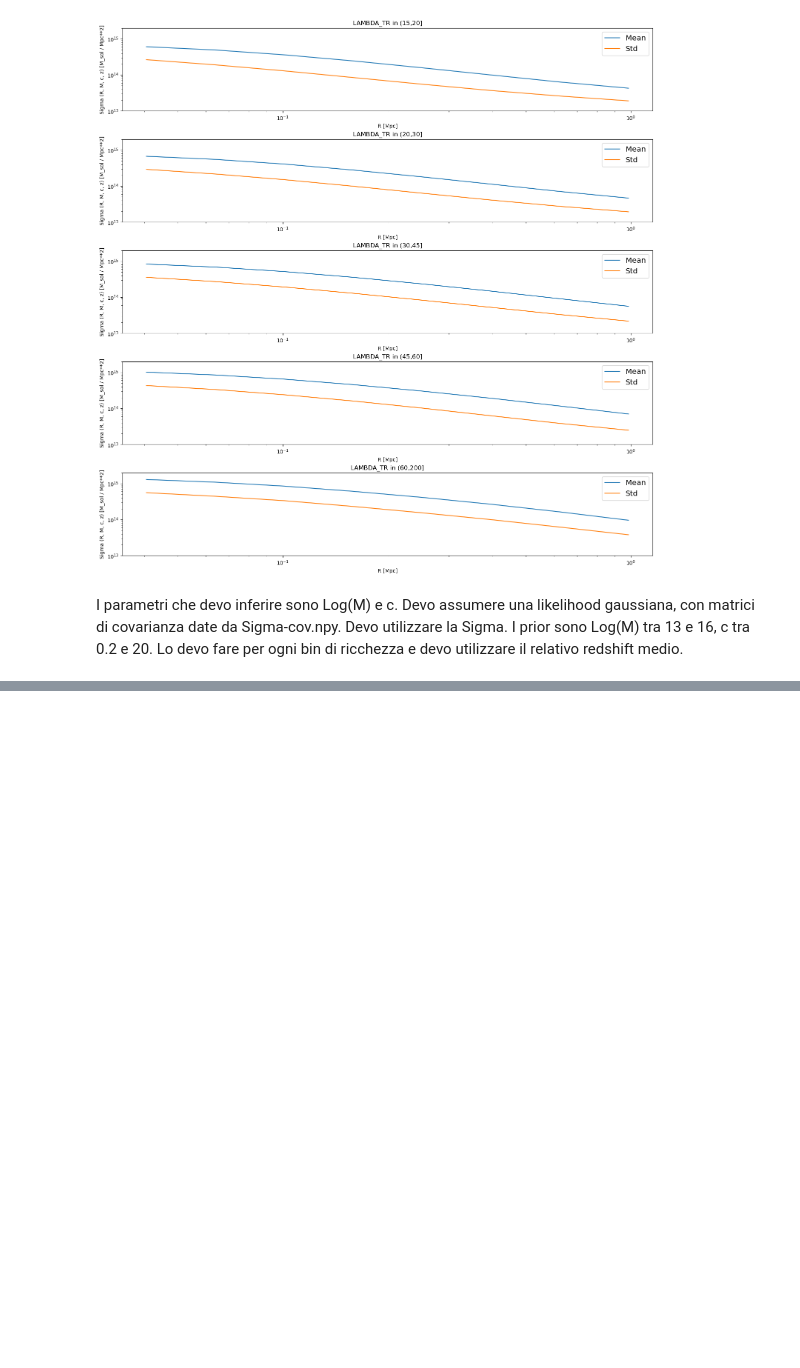
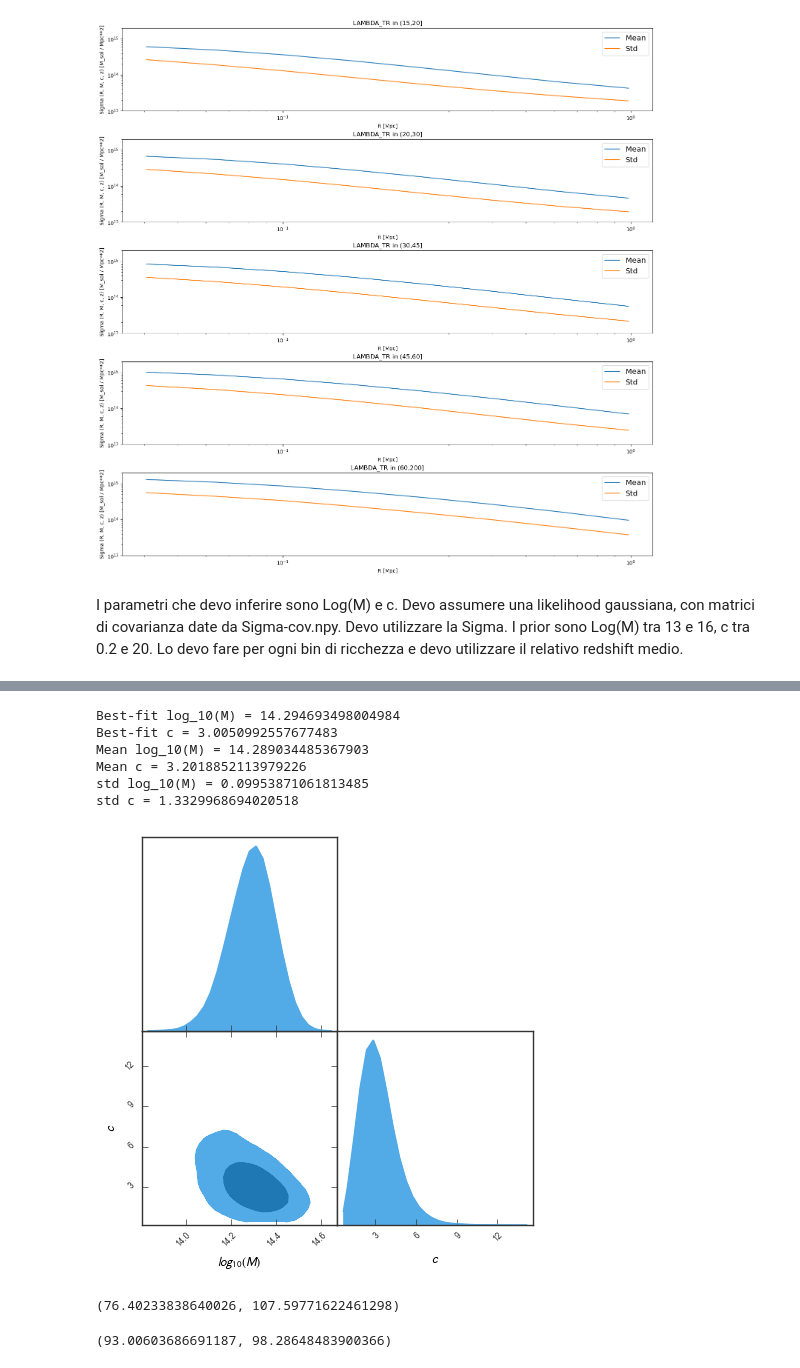
Before and after one commit to trett-0310/esame_tecniche, a Jupyter notebook: Fit NFW Density Profile.ipynb, the cells around one changed output, grey strips where cells are left out. Drawn from its saved outputs; the diff is of its cells as text; code cells hidden in the pictures; blank space fills up the shorter version.

```diff
--- a/Fit NFW Density Profile.ipynb
+++ b/Fit NFW Density Profile.ipynb
@@ -471,0 +466,32 @@ axes[-1].set_xlabel("step number");
+# %%
+print('Best-fit log_10(M) =', np.median(flat_samples[:, 0]))
+print('Best-fit c =', np.median(flat_samples[:, 1]))
+print('Mean log_10(M) =', flat_samples[:,0].mean())
+print('Mean c =', flat_samples[:,1].mean())
+print('std log_10(M) =', flat_samples[:,0].std())
+print('std c =', flat_samples[:,1].std())
+# %% [output]
+Best-fit log_10(M) = 14.294693498004984
+Best-fit c = 3.0050992557677483
+Mean log_10(M) = 14.289034485367903
+Mean c = 3.2018852113979226
+std log_10(M) = 0.09953871061813485
+std c = 1.3329968694020518
+# %%
+GTC = pygtc.plotGTC(chains=flat_samples,
+                    paramNames=['$log_{10}(M)$','$c$'],
+                    figureSize='MNRAS_page')
+# %% [output]
+[figure, added]
+# %%
+rdn_values = np.empty([100, 2])
+for i in range(2):
+    for j in range(100):
+        rdn_values[j, i] = flat_samples[np.random.randint(0, flat_samples.shape[0]), i]
+np.sum((rdn_values[:,0] - np.median(flat_samples[:, 0]))**2 / flat_samples[:,0].std()**2), np.sum((rdn_values[:,1] - np.median(flat_samples[:, 1]))**2 / flat_samples[:,1].std()**2)
+# %% [output]
+(76.40233838640026, 107.59771622461298)
+# %%
+np.sum((rdn_values[:,0] - np.median(flat_samples[:, 0]))**2 / flat_samples[:,0].std()**2), np.sum((rdn_values[:,1] - np.median(flat_samples[:, 1]))**2 / flat_samples[:,1].std()**2)
+# %% [output]
+(93.00603686691187, 98.28648483900366)
```
Also changed, not shown: parts of 25 cells of this notebook.
